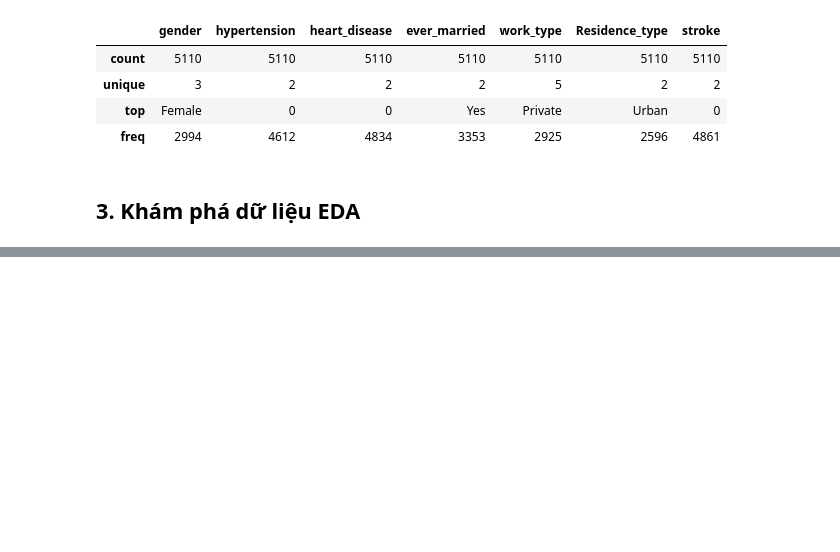
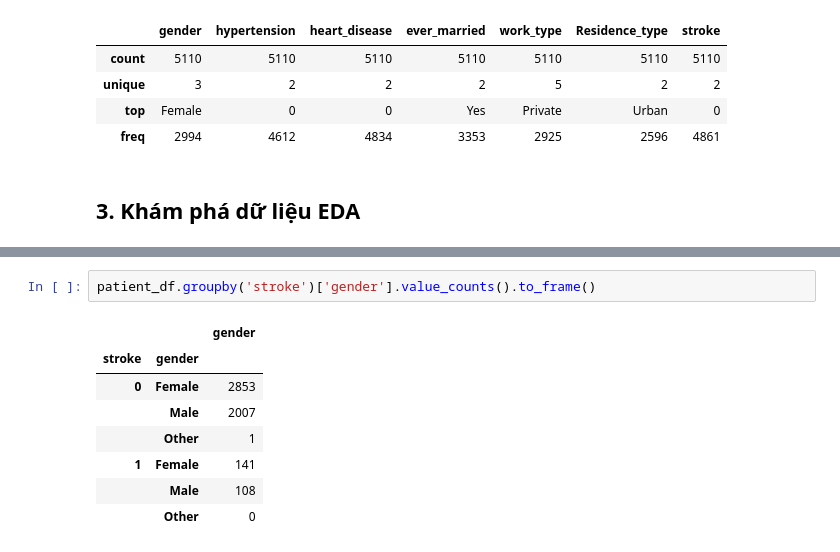
Before and after one commit to mnnam1302/Healthcare_Stroke, a Jupyter notebook: healthcare_stroke.ipynb, the cells around one changed output, grey strips where cells are left out. Saved outputs shown, nothing was run; the diff lists cells and outputs as text; blank space fills up the shorter version.

```diff
--- a/healthcare_stroke.ipynb
+++ b/healthcare_stroke.ipynb
@@ -138,0 +172,11 @@ patient_df.describe(include='category')
+# %%
+patient_df.groupby('stroke')['gender'].value_counts().to_frame()
+# %% [output]
+|  |  | gender |
+| stroke | gender |  |
+| 0 | Female | 2853 |
+|  | Male | 2007 |
+|  | Other | 1 |
+| 1 | Female | 141 |
+|  | Male | 108 |
+|  | Other | 0 |
```
Also changed, not shown: parts of 12 cells of this notebook.
